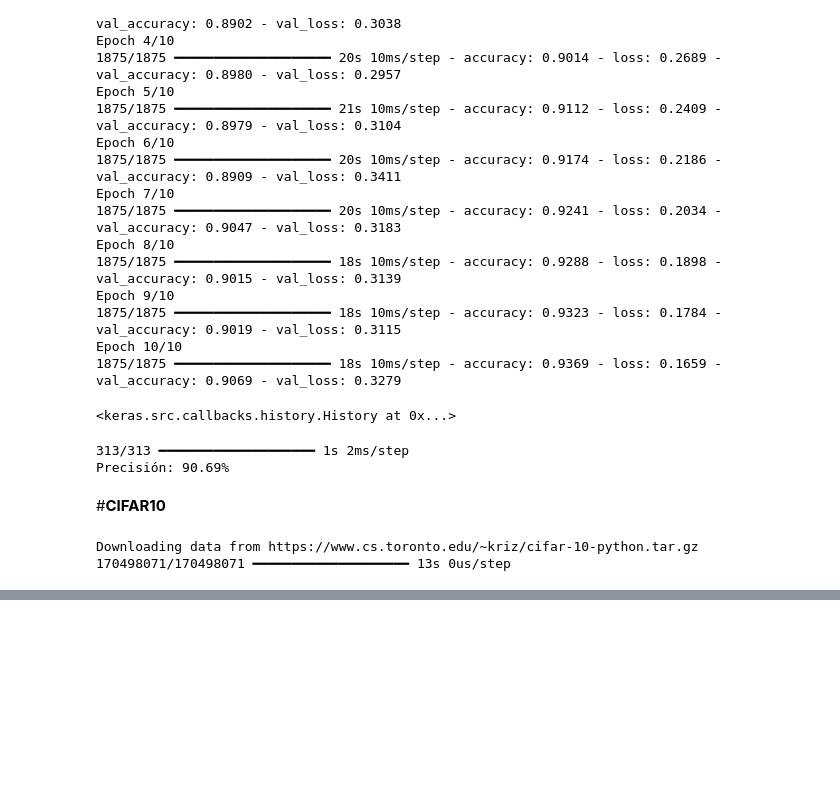
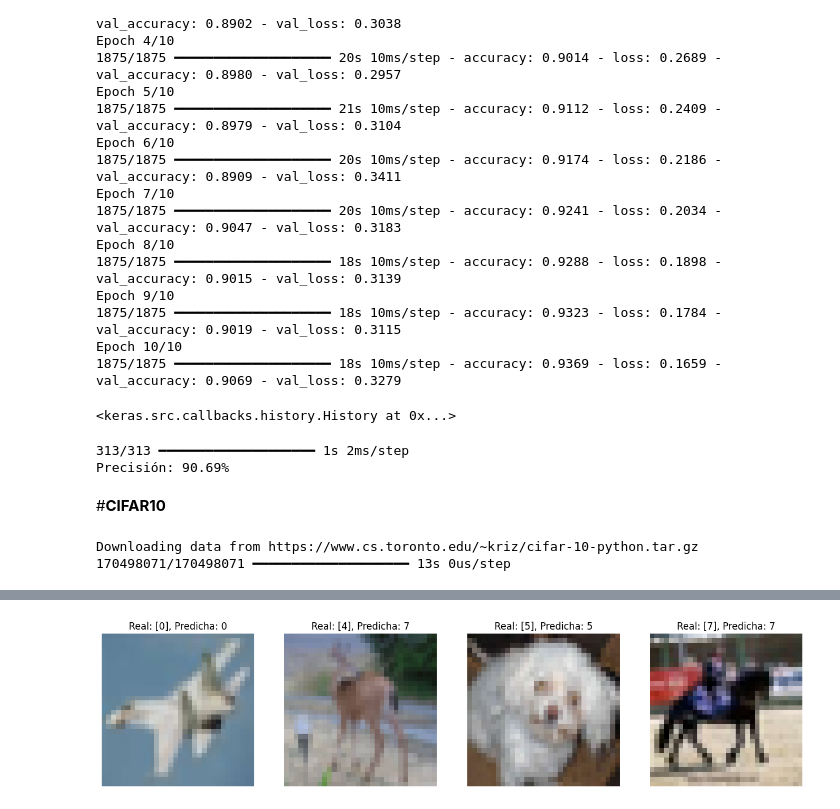
Before and after one commit to FelipeFerAl/ImageProcessing, a Jupyter notebook: Parcial2/Parcial2PDI.ipynb, the cells around one changed output, grey strips where cells are left out. Saved outputs shown, nothing was run; the diff lists cells and outputs as text; code cells hidden in the pictures; blank space fills up the shorter version.

```diff
--- a/Parcial2/Parcial2PDI.ipynb
+++ b/Parcial2/Parcial2PDI.ipynb
@@ -201,0 +200,5 @@ Precisión: 50.5%
+# %%
+(x_train_cifar100, y_train_cifar100), (x_test_cifar100, y_test_cifar100) = tf.keras.datasets.cifar100.load_data()
+
+x_train_cifar100 = x_train_cifar100 / 255.0
+x_test_cifar100 = x_test_cifar100 / 255.0
@@ -201,0 +252,10 @@ Precisión: 50.5%
+# %%
+idxs = [10,100,1000,5000]
+plt.figure(figsize=(16,5))
+for i in range(4):
+  plt.subplot(1,4,i+1)
+  plt.imshow(x_test_cifar100[idxs[i]])
+  plt.title(f"Real: {y_test_cifar100[idxs[i]]}, Predicha: {y_pred_cifar100[idxs[i]]}")
+  plt.axis('off')
+# %% [output]
+[figure, added]
```
Also changed, not shown: parts of 13 cells of this notebook.
